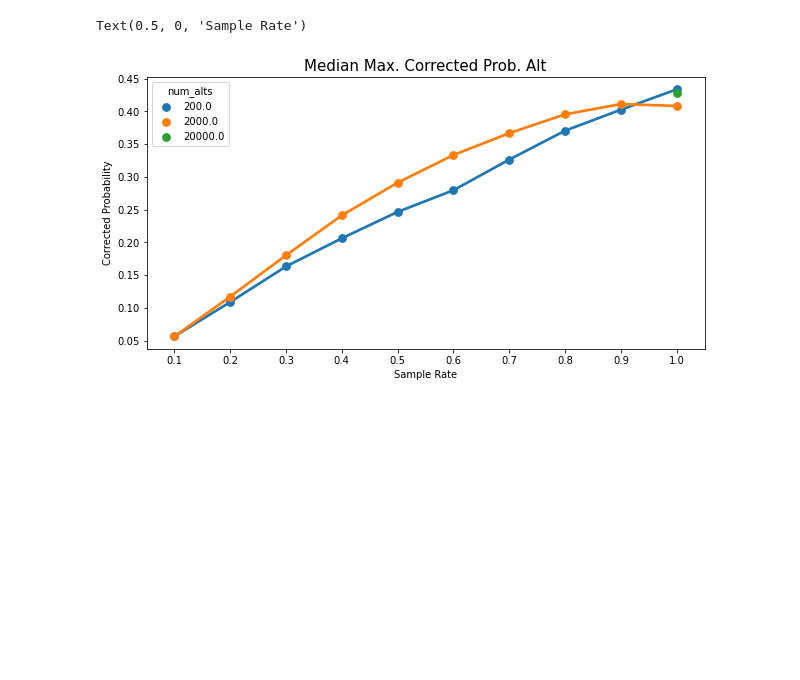
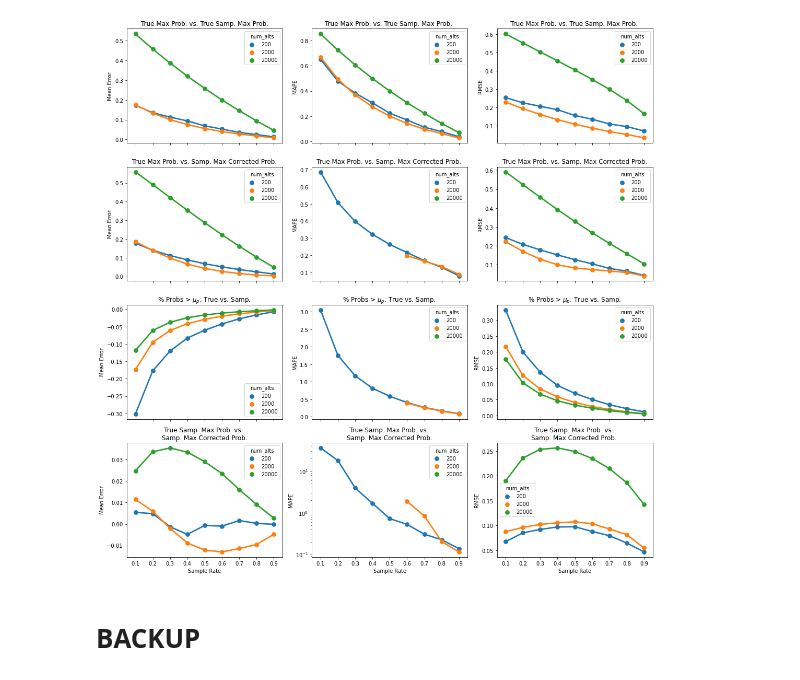
Before and after one commit to mxndrwgrdnr/simulation_bias, a Jupyter notebook: notebooks/large_mnl_iters.ipynb, the cells around one changed output. Cells and saved outputs as stored; diff of their text form; code cells hidden in the pictures; blank space fills up the shorter version.

```diff
--- a/notebooks/large_mnl_iters.ipynb
+++ b/notebooks/large_mnl_iters.ipynb
@@ -314,2 +21,2 @@ RuntimeError: Resource exhausted: Out of memory while trying to allocate 2400000
 # %%
-metrics = metrics.astype(float)
+metrics = pd.read_csv('../iter_err_metrics.csv')
@@ -325,9 +23,69 @@ Text(0.5, 0, 'Sample Rate')
-# %%
-fig, ax = plt.subplots(figsize=(10, 5))
-sns.pointplot(data=metrics, x='sample_rate', y ='med_max_corr_prob', hue='num_alts', ax=ax)
-ax.set_title("Median Max. Corrected Prob. Alt", fontsize=15)
-ax.set_ylabel("Corrected Probability")
-ax.set_xlabel("Sample Rate")
-# %% [output]
-Text(0.5, 0, 'Sample Rate')
-[figure, removed]
+# %%
+fig, axarr = plt.subplots(4, 3, figsize=(15, 15), sharex=True)
+
+sns.pointplot(data=metrics, x='sample_rate', y ='tmsm_mean_err', hue='num_alts', ax=axarr[0, 0])
+axarr[0, 0].set_title("True Max Prob. vs. True Samp. Max Prob.", fontsize=12)
+axarr[0, 0].set_ylabel("Mean Error")
+axarr[0, 0].set_xlabel("")
+
+sns.pointplot(data=metrics, x='sample_rate', y ='tmsm_mean_abs_pct_err', hue='num_alts', ax=axarr[0, 1])
+axarr[0, 1].set_title("True Max Prob. vs. True Samp. Max Prob. ", fontsize=12)
+axarr[0, 1].set_ylabel("MAPE")
+axarr[0, 1].set_xlabel("")
+
+sns.pointplot(data=metrics, x='sample_rate', y ='tmsm_rmse', hue='num_alts', ax=axarr[0, 2])
+axarr[0, 2].set_title("True Max Prob. vs. True Samp. Max Prob. ", fontsize=12)
+axarr[0, 2].set_ylabel("RMSE")
+axarr[0, 2].set_xlabel("")
+
+sns.pointplot(data=metrics, x='sample_rate', y ='tmsmc_mean_err', hue='num_alts', ax=axarr[1, 0])
+axarr[1, 0].set_title("True Max Prob. vs. Samp. Max Corrected Prob.", fontsize=12)
+axarr[1, 0].set_ylabel("Mean Error")
+axarr[1, 0].set_xlabel("")
+
+sns.pointplot(data=metrics, x='sample_rate', y ='tmsmc_mean_abs_pct_err', hue='num_alts', ax=axarr[1, 1])
+axarr[1, 1].set_title("True Max Prob. vs. Samp. Max Corrected Prob. ", fontsize=12)
+axarr[1, 1].set_ylabel("MAPE")
+axarr[1, 1].set_xlabel("")
+
+sns.pointplot(data=metrics, x='sample_rate', y ='tmsmc_rmse', hue='num_alts', ax=axarr[1, 2])
+axarr[1, 2].set_title("True Max Prob. vs. Samp. Max Corrected Prob.", fontsize=12)
+axarr[1, 2].set_ylabel("RMSE")
+axarr[1, 2].set_xlabel("")
+
+sns.pointplot(data=metrics, x='sample_rate', y ='ppgm_mean_err', hue='num_alts', ax=axarr[2, 0])
+axarr[2, 0].set_title("% Probs > $\mu_p$: True vs. Samp. ", fontsize=12)
+axarr[2, 0].set_ylabel("Mean Error")
+axarr[2, 0].set_xlabel("")
+
+sns.pointplot(data=metrics, x='sample_rate', y ='ppgm_mean_abs_pct_err', hue='num_alts', ax=axarr[2, 1])
+axarr[2, 1].set_title("% Probs > $\mu_p$: True vs. Samp. ", fontsize=12)
+axarr[2, 1].set_ylabel("MAPE")
+axarr[2, 1].set_xlabel("")
+
+sns.pointplot(data=metrics, x='sample_rate', y ='ppgm_rmse', hue='num_alts', ax=axarr[2, 2])
+axarr[2, 2].set_title("% Probs > $\mu_p$: True vs. Samp. ", fontsize=12)
+axarr[2, 2].set_ylabel("RMSE")
+axarr[2, 2].set_xlabel("")
+
+sns.pointplot(data=metrics, x='sample_rate', y ='cf_mean_err', hue='num_alts', ax=axarr[3, 0])
+axarr[3, 0].set_title("True Samp. Max Prob. vs. \nSamp. Max Corrected Prob.", fontsize=12)
+axarr[3, 0].set_ylabel("Mean Error")
+axarr[3, 0].set_xlabel("Sample Rate")
+
+sns.pointplot(data=metrics, x='sample_rate', y ='cf_mean_abs_pct_err', hue='num_alts', ax=axarr[3, 1])
+axarr[3, 1].set_title("True Samp. Max Prob. vs. \nSamp. Max Corrected Prob.", fontsize=12)
+axarr[3, 1].set_ylabel("MAPE")
+axarr[3, 1].set_yscale("log")
+axarr[3, 1].set_xlabel("Sample Rate")
+
+sns.pointplot(data=metrics, x='sample_rate', y ='cf_rmse', hue='num_alts', ax=axarr[3, 2])
+axarr[3, 2].set_title("True Samp. Max Prob. vs. \nSamp. Max Corrected Prob. ", fontsize=12)
+axarr[3, 2].set_ylabel("RMSE")
+axarr[3, 2].set_xlabel("Sample Rate")
+
+fig.tight_layout()
+# %% [output]
+[figure, added]
+# %% [markdown]
+# BACKUP
```
Also changed, not shown: parts of 12 cells of this notebook.
